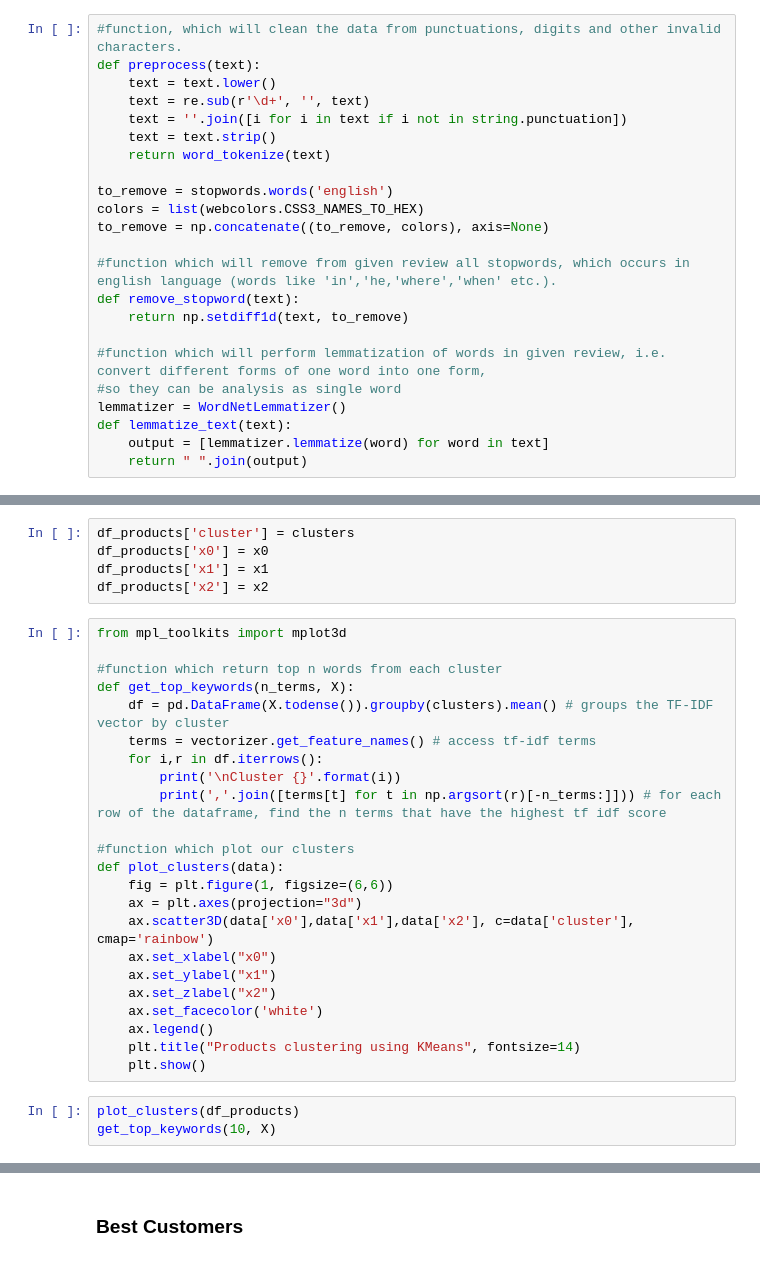
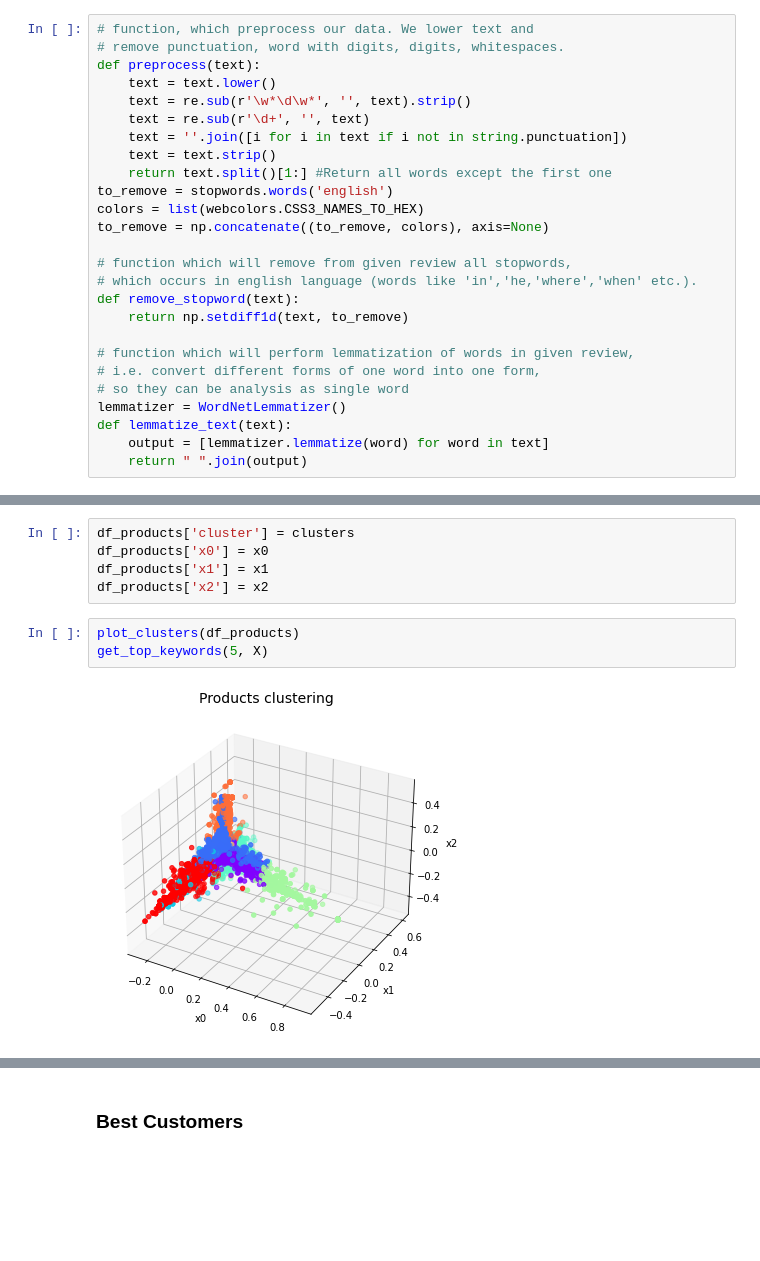
Before and after one commit to JankowskiDaniel/amazon-reviews, a Jupyter notebook: cell-phones-analysis.ipynb, the cells around one changed output, grey strips where cells are left out. Saved outputs shown, nothing was run; the diff lists cells and outputs as text; blank space fills up the shorter version.

```diff
--- a/cell-phones-analysis.ipynb
+++ b/cell-phones-analysis.ipynb
@@ -243,24 +245,27 @@ There will be exactly $7149$ different products to cluster
 # %% [markdown]
 At this step it's time to clean our data. I will remove from each product name punctuation, digits, stopwords. Because our data consists of products, which often has a specified color in their name, I will also remove colors from names, since we don't want to cluster our products based on colors. After that we will also lemmatize text, i.e. convert all words into their basic form.
 # %%
-#function, which will clean the data from punctuations, digits and other invalid characters.
+# function, which preprocess our data. We lower text and
+# remove punctuation, word with digits, digits, whitespaces.
 def preprocess(text):
     text = text.lower()
+    text = re.sub(r'\w*\d\w*', '', text).strip()
     text = re.sub(r'\d+', '', text)
     text = ''.join([i for i in text if i not in string.punctuation])
     text = text.strip()
-    return word_tokenize(text)
-
+    return text.split()[1:] #Return all words except the first one
 to_remove = stopwords.words('english')
 colors = list(webcolors.CSS3_NAMES_TO_HEX)
 to_remove = np.concatenate((to_remove, colors), axis=None)
 
-#function which will remove from given review all stopwords, which occurs in english language (words like 'in','he,'where','when' etc.).
+# function which will remove from given review all stopwords,
+# which occurs in english language (words like 'in','he,'where','when' etc.).
 def remove_stopword(text):
     return np.setdiff1d(text, to_remove)
 
-#function which will perform lemmatization of words in given review, i.e. convert different forms of one word into one form,
-#so they can be analysis as single word
+# function which will perform lemmatization of words in given review,
+# i.e. convert different forms of one word into one form,
+# so they can be analysis as single word
 lemmatizer = WordNetLemmatizer()
 def lemmatize_text(text):
     output = [lemmatizer.lemmatize(word) for word in text]
@@ -335,30 +352,8 @@ df_products['cluster'] = clusters
 df_products['x0'] = x0
 df_products['x1'] = x1
 df_products['x2'] = x2
-# %%
-from mpl_toolkits import mplot3d
-
-#function which return top n words from each cluster
-def get_top_keywords(n_terms, X):
-    df = pd.DataFrame(X.todense()).groupby(clusters).mean() # groups the TF-IDF vector by cluster
-    terms = vectorizer.get_feature_names() # access tf-idf terms
-    for i,r in df.iterrows():
-        print('\nCluster {}'.format(i))
-        print(','.join([terms[t] for t in np.argsort(r)[-n_terms:]])) # for each row of the dataframe, find the n terms that have the highest tf idf score
-
-#function which plot our clusters
-def plot_clusters(data):
-    fig = plt.figure(1, figsize=(6,6))
-    ax = plt.axes(projection="3d")
-    ax.scatter3D(data['x0'],data['x1'],data['x2'], c=data['cluster'], cmap='rainbow')
-    ax.set_xlabel("x0")
-    ax.set_ylabel("x1")
-    ax.set_zlabel("x2")
-    ax.set_facecolor('white')
-    ax.legend()
-    plt.title("Products clustering using KMeans", fontsize=14)
-    plt.show()
 # %%
 plot_clusters(df_products)
-get_top_keywords(10, X)
+get_top_keywords(5, X)
 # %% [output]
+[figure, new version]
```
Also changed, not shown: parts of 53 cells of this notebook.
